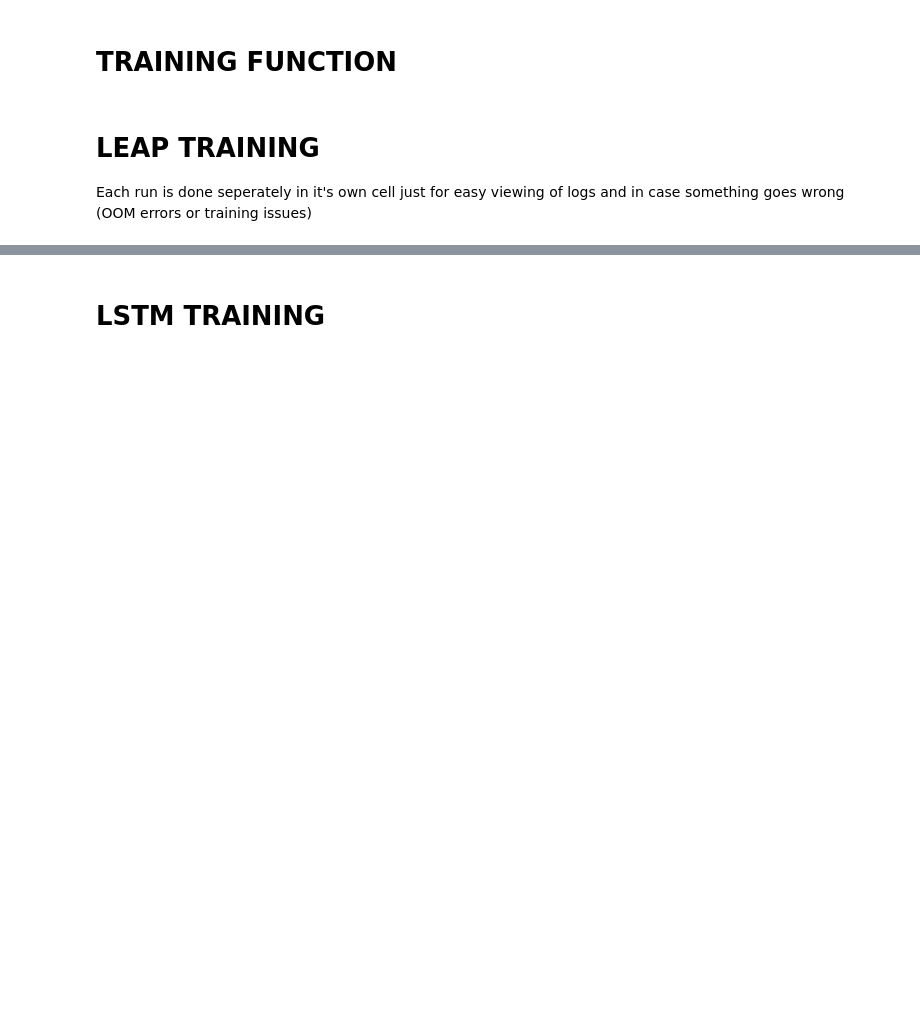
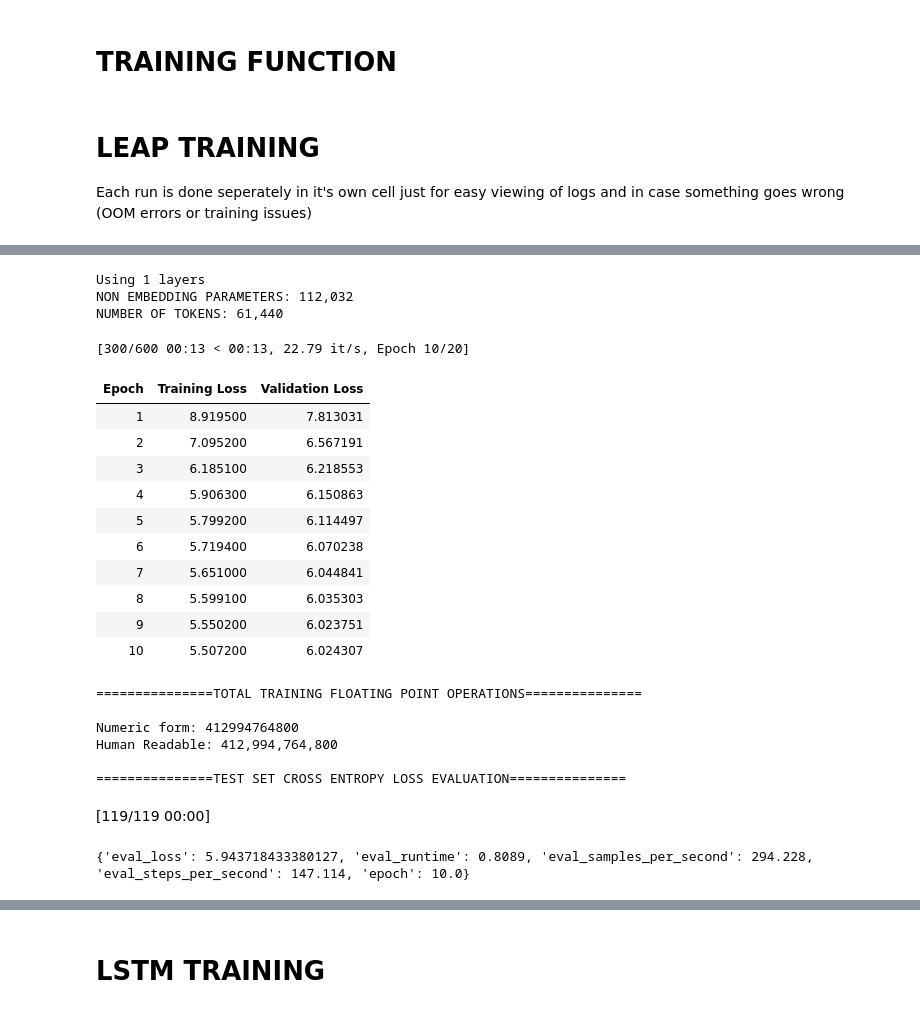
Before and after one commit to mtanghu/LEAP, a Jupyter notebook: Scaling.ipynb, the cells around one changed output, grey strips where cells are left out. Drawn from its saved outputs; the diff is of its cells as text; code cells hidden in the pictures; blank space fills up the shorter version.

```diff
--- a/Scaling.ipynb
+++ b/Scaling.ipynb
@@ -289,0 +504,26 @@ run_training(hidden_size = 620, n_head = 20)
+# %%
+run_training(hidden_size = 96, n_head = 1, gpt = True)
+# %% [output]
+Using 1 layers
+NON EMBEDDING PARAMETERS: 112,032
+NUMBER OF TOKENS: 61,440
+[300/600 00:13 < 00:13, 22.79 it/s, Epoch 10/20]
+| Epoch | Training Loss | Validation Loss |
+| 1 | 8.919500 | 7.813031 |
+| 2 | 7.095200 | 6.567191 |
+| 3 | 6.185100 | 6.218553 |
+| 4 | 5.906300 | 6.150863 |
+| 5 | 5.799200 | 6.114497 |
+| 6 | 5.719400 | 6.070238 |
+| 7 | 5.651000 | 6.044841 |
+| 8 | 5.599100 | 6.035303 |
+| 9 | 5.550200 | 6.023751 |
+| 10 | 5.507200 | 6.024307 |
+===============TOTAL TRAINING FLOATING POINT OPERATIONS===============
+
+Numeric form: 412994764800
+Human Readable: 412,994,764,800
+
+===============TEST SET CROSS ENTROPY LOSS EVALUATION===============
+[119/119 00:00]
+{'eval_loss': 5.943718433380127, 'eval_runtime': 0.8089, 'eval_samples_per_second': 294.228, 'eval_steps_per_second': 147.114, 'epoch': 10.0}
```
Also changed, not shown: parts of 36 cells of this notebook.
